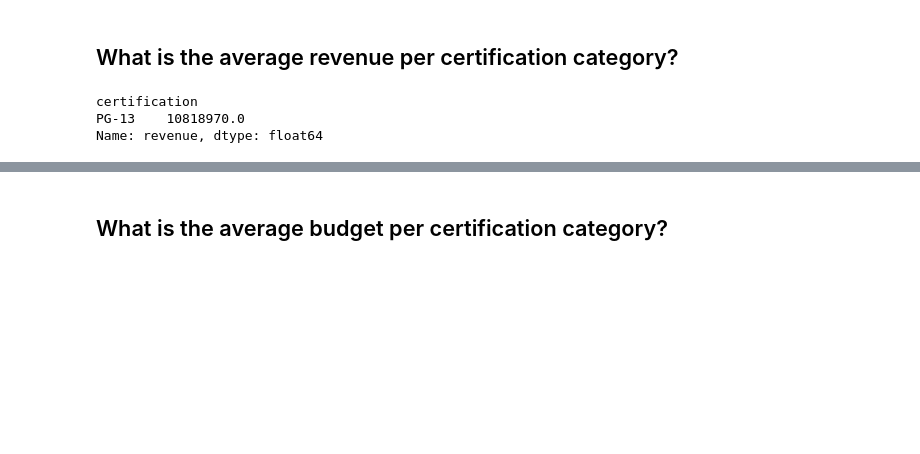
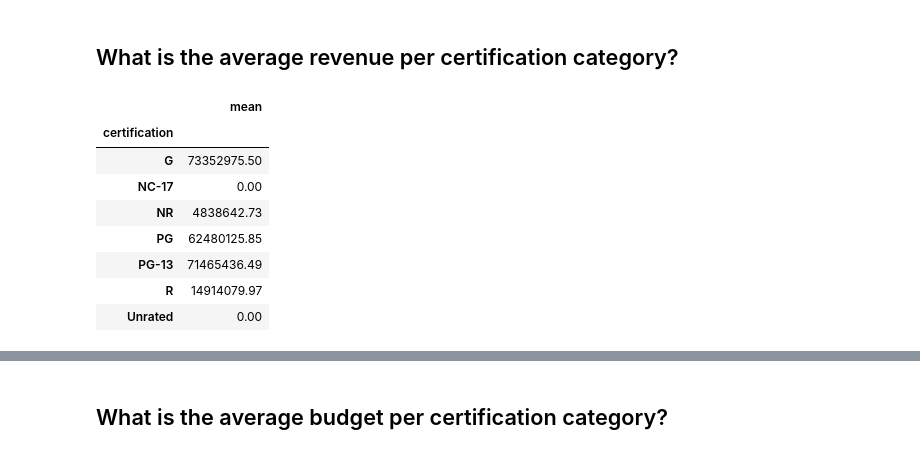
Before and after one commit to JmB17/Data-Enrichment-Project, a Jupyter notebook: Project 3 Part 2 EDA.ipynb, the cells around one changed output, grey strips where cells are left out. Cells and saved outputs as stored; diff of their text form; code cells hidden in the pictures; blank space fills up the shorter version.

```diff
--- a/Project 3 Part 2 EDA.ipynb
+++ b/Project 3 Part 2 EDA.ipynb
@@ -82,10 +88,17 @@ Text(0.5, 0, 'Certification')
 # %% [markdown]
 ## What is the average revenue per certification category?
-# %%
-avg_rev = tmdb_results_combined.groupby('certification')['revenue'].mean()
-avg_rev = round(avg_rev)
-avg_rev
-# %% [output]
-certification
-PG-13    10818970.0
-Name: revenue, dtype: float64
+# %%
+avg_rev = tmdb_results_combined.groupby('certification')['revenue'].agg(['mean'])
+
+avg_rev['mean'] = round(avg_rev['mean'],2)
+avg_rev
+# %% [output]
+|  | mean |
+| certification |  |
+| G | 73352975.50 |
+| NC-17 | 0.00 |
+| NR | 4838642.73 |
+| PG | 62480125.85 |
+| PG-13 | 71465436.49 |
+| R | 14914079.97 |
+| Unrated | 0.00 |
```
Also changed, not shown: parts of 11 cells of this notebook, 10 other files.
